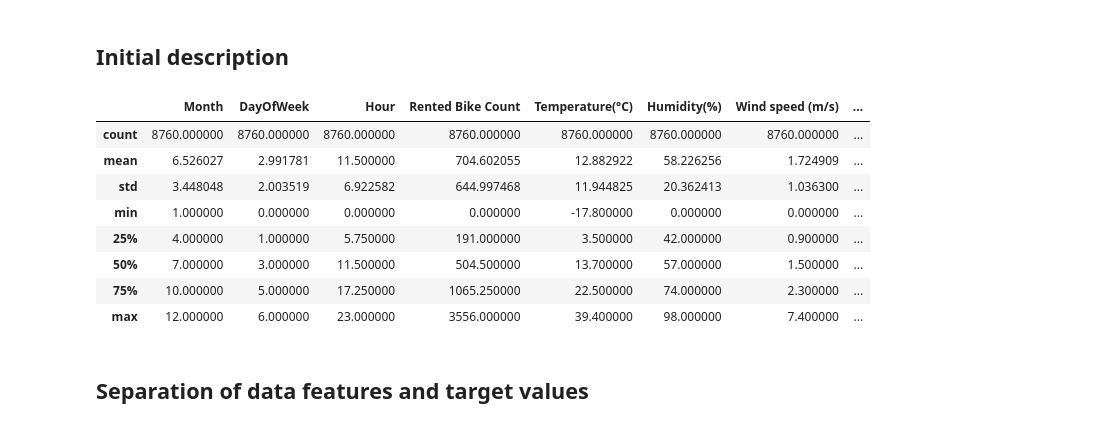
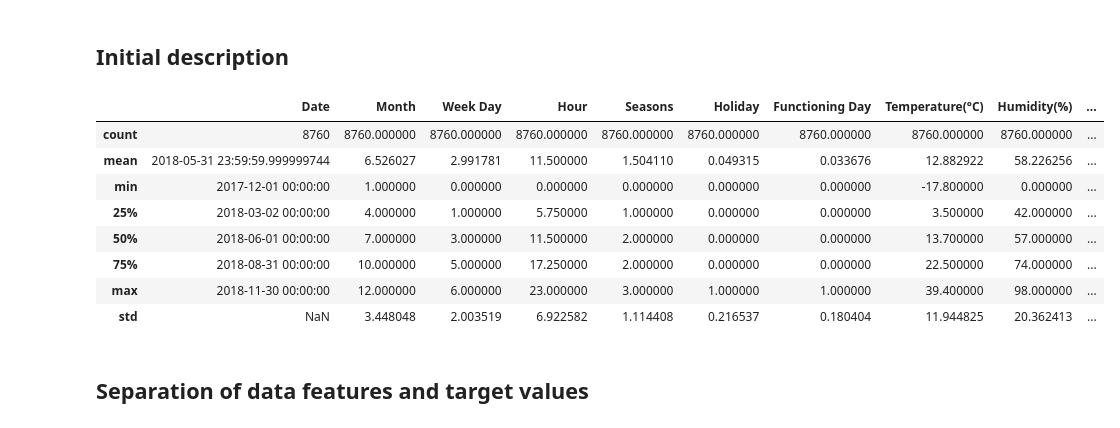
Before and after one commit to IvanGomez37/Final-Project-FoML, a Jupyter notebook: seoul_bike.ipynb, the cells around one changed output. Drawn from its saved outputs; the diff is of its cells as text; code cells hidden in the pictures.

```diff
--- a/seoul_bike.ipynb
+++ b/seoul_bike.ipynb
@@ -74,23 +74,40 @@ memory usage: 958.2+ KB
 ## Object data type transformation
 # %% [markdown]
 *We need to convert the object parameters to integer parameters*
+# %%
+# Creating secondary dataframe to not alter original one.
+# Also rearange of columns order: categorical | continuous | target
+SeoulBikeData_transformed = SeoulBikeData[['Date',
+                                           'Hour',
+                                           'Seasons',
+                                           'Holiday',
+                                           'Functioning Day',
+                                           'Temperature(°C)',
+                                           'Humidity(%)',
+                                           'Wind speed (m/s)',
+                                           'Visibility (10m)',
+                                           'Dew point temperature(°C)',
+                                           'Solar Radiation (MJ/m2)',
+                                           'Rainfall(mm)',
+                                           'Snowfall (cm)',
+                                           'Rented Bike Count']]
 # %%
 # Factorizing object data type columns: Seasons, Holiday, Fuctioning Day
-SeoulBikeData['Seasons'] = pd.factorize(SeoulBikeData['Seasons'])[0]
-SeoulBikeData['Holiday'] = pd.factorize(SeoulBikeData['Holiday'])[0]
-SeoulBikeData['Functioning Day'] = pd.factorize(SeoulBikeData['Functioning Day'])[0]
+SeoulBikeData_transformed[['Seasons', 'Holiday', 'Functioning Day']] = SeoulBikeData_transformed[['Seasons', 'Holiday', 'Functioning Day']].apply(lambda x: pd.factorize(x)[0])
 # %% [markdown]
 *For the Date parameter we need to use a different way to convert the object to a integer due to the information it has.*
 # %%
 # Transforming Date string to datetime data type
-SeoulBikeData['Date'] = pd.to_datetime(SeoulBikeData['Date'], format='%d/%m/%Y')
+SeoulBikeData_transformed['Date'] = pd.to_datetime(SeoulBikeData_transformed['Date'], format='%d/%m/%Y')
 
-#SeoulBikeData['Date'] = SeoulBikeData['Date'].apply(lambda x: x.toordinal())
-SeoulBikeData['Month'] = (SeoulBikeData['Date'].dt.strftime('%m')).astype(int)
-SeoulBikeData['DayOfWeek'] = pd.factorize(SeoulBikeData['Date'].dt.day_name())[0]
-SeoulBikeData.insert(1, 'Month', SeoulBikeData.pop('Month'))
-SeoulBikeData.insert(2, 'DayOfWeek', SeoulBikeData.pop('DayOfWeek'))
-SeoulBikeData.insert(3, 'Hour', SeoulBikeData.pop('Hour'))
+# Obtaining month and day of the week for each date
+SeoulBikeData_transformed['Month'] = (SeoulBikeData_transformed['Date'].dt.strftime('%m')).astype(int)
+SeoulBikeData_transformed['Week Day'] = pd.factorize(SeoulBikeData_transformed['Date'].dt.day_name())[0]
+
+# Inserting new columns in correct order
+SeoulBikeData_transformed.insert(1, 'Month', SeoulBikeData_transformed.pop('Month'))
+SeoulBikeData_transformed.insert(2, 'Week Day', SeoulBikeData_transformed.pop('Week Day'))
+
+SeoulBikeData_transformed.head()
 
 #do we pop the date feature?
-SeoulBikeData = SeoulBikeData.drop(columns=['Date'])
@@ -131,17 +145,17 @@ memory usage: 992.5 KB
 ## Initial description
 # %%
 # Brief data statistical summary
-SeoulBikeData.describe()
+SeoulBikeData_transformed.describe()
 # %% [output]
-|  | Month | DayOfWeek | Hour | Rented Bike Count | Temperature(°C) | Humidity(%) | Wind speed (m/s) | ... |
-| count | 8760.000000 | 8760.000000 | 8760.000000 | 8760.000000 | 8760.000000 | 8760.000000 | 8760.000000 | ... |
-| mean | 6.526027 | 2.991781 | 11.500000 | 704.602055 | 12.882922 | 58.226256 | 1.724909 | ... |
-| std | 3.448048 | 2.003519 | 6.922582 | 644.997468 | 11.944825 | 20.362413 | 1.036300 | ... |
-| min | 1.000000 | 0.000000 | 0.000000 | 0.000000 | -17.800000 | 0.000000 | 0.000000 | ... |
-| 25% | 4.000000 | 1.000000 | 5.750000 | 191.000000 | 3.500000 | 42.000000 | 0.900000 | ... |
-| 50% | 7.000000 | 3.000000 | 11.500000 | 504.500000 | 13.700000 | 57.000000 | 1.500000 | ... |
-| 75% | 10.000000 | 5.000000 | 17.250000 | 1065.250000 | 22.500000 | 74.000000 | 2.300000 | ... |
-| max | 12.000000 | 6.000000 | 23.000000 | 3556.000000 | 39.400000 | 98.000000 | 7.400000 | ... |
+|  | Date | Month | Week Day | Hour | Seasons | Holiday | Functioning Day | Temperature(°C) | Humidity(%) | ... |
+| count | 8760 | 8760.000000 | 8760.000000 | 8760.000000 | 8760.000000 | 8760.000000 | 8760.000000 | 8760.000000 | 8760.000000 | ... |
+| mean | 2018-05-31 23:59:59.999999744 | 6.526027 | 2.991781 | 11.500000 | 1.504110 | 0.049315 | 0.033676 | 12.882922 | 58.226256 | ... |
+| min | 2017-12-01 00:00:00 | 1.000000 | 0.000000 | 0.000000 | 0.000000 | 0.000000 | 0.000000 | -17.800000 | 0.000000 | ... |
+| 25% | 2018-03-02 00:00:00 | 4.000000 | 1.000000 | 5.750000 | 1.000000 | 0.000000 | 0.000000 | 3.500000 | 42.000000 | ... |
+| 50% | 2018-06-01 00:00:00 | 7.000000 | 3.000000 | 11.500000 | 2.000000 | 0.000000 | 0.000000 | 13.700000 | 57.000000 | ... |
+| 75% | 2018-08-31 00:00:00 | 10.000000 | 5.000000 | 17.250000 | 2.000000 | 0.000000 | 0.000000 | 22.500000 | 74.000000 | ... |
+| max | 2018-11-30 00:00:00 | 12.000000 | 6.000000 | 23.000000 | 3.000000 | 1.000000 | 1.000000 | 39.400000 | 98.000000 | ... |
+| std | NaN | 3.448048 | 2.003519 | 6.922582 | 1.114408 | 0.216537 | 0.180404 | 11.944825 | 20.362413 | ... |
 # %% [markdown]
 ## Separation of data features and target values
 # %%
```
Also changed, not shown: parts of 23 cells of this notebook.
